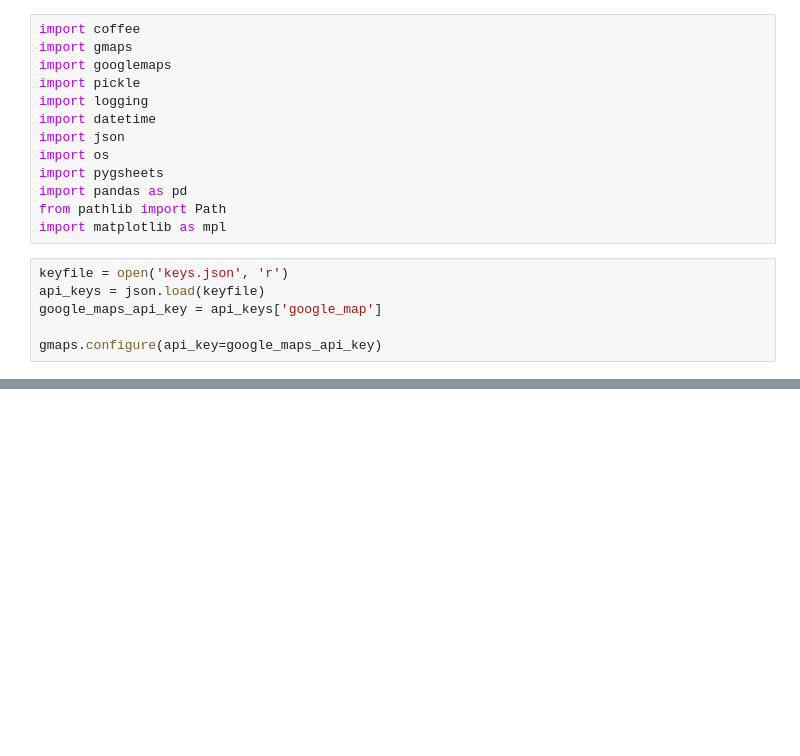
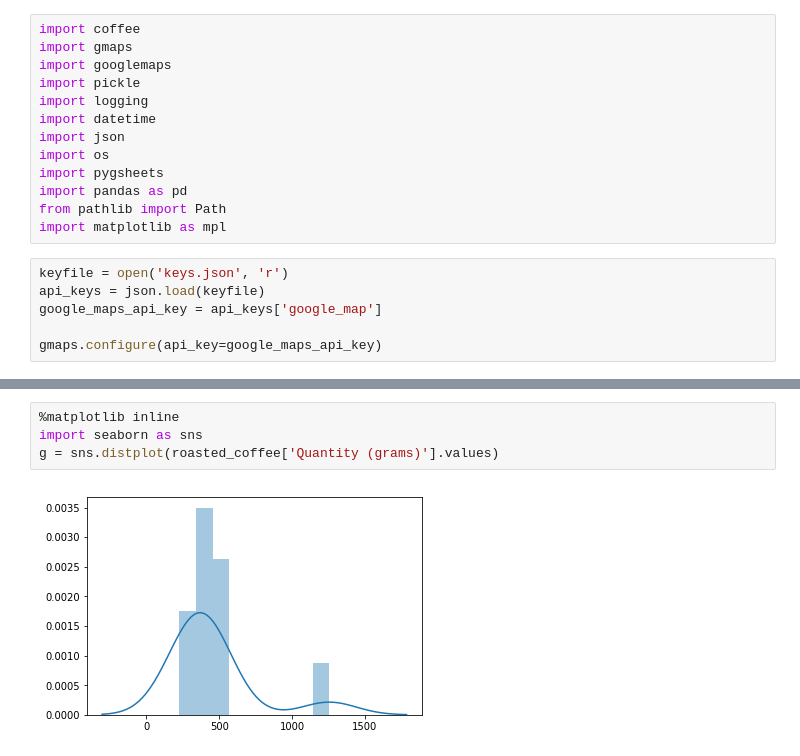
Before and after one commit to themcclure/coffee, a Jupyter notebook: visualizations.ipynb, the cells around one changed output, grey strips where cells are left out. Drawn from its saved outputs; the diff is of its cells as text; blank space fills up the shorter version.

```diff
--- a/visualizations.ipynb
+++ b/visualizations.ipynb
@@ -83,0 +65,6 @@ Figure(layout=FigureLayout(height='420px'))
+# %%
+%matplotlib inline
+import seaborn as sns
+g = sns.distplot(roasted_coffee['Quantity (grams)'].values)
+# %% [output]
+[figure, added]
```
Also changed, not shown: parts of 4 cells of this notebook, 5 other files.
